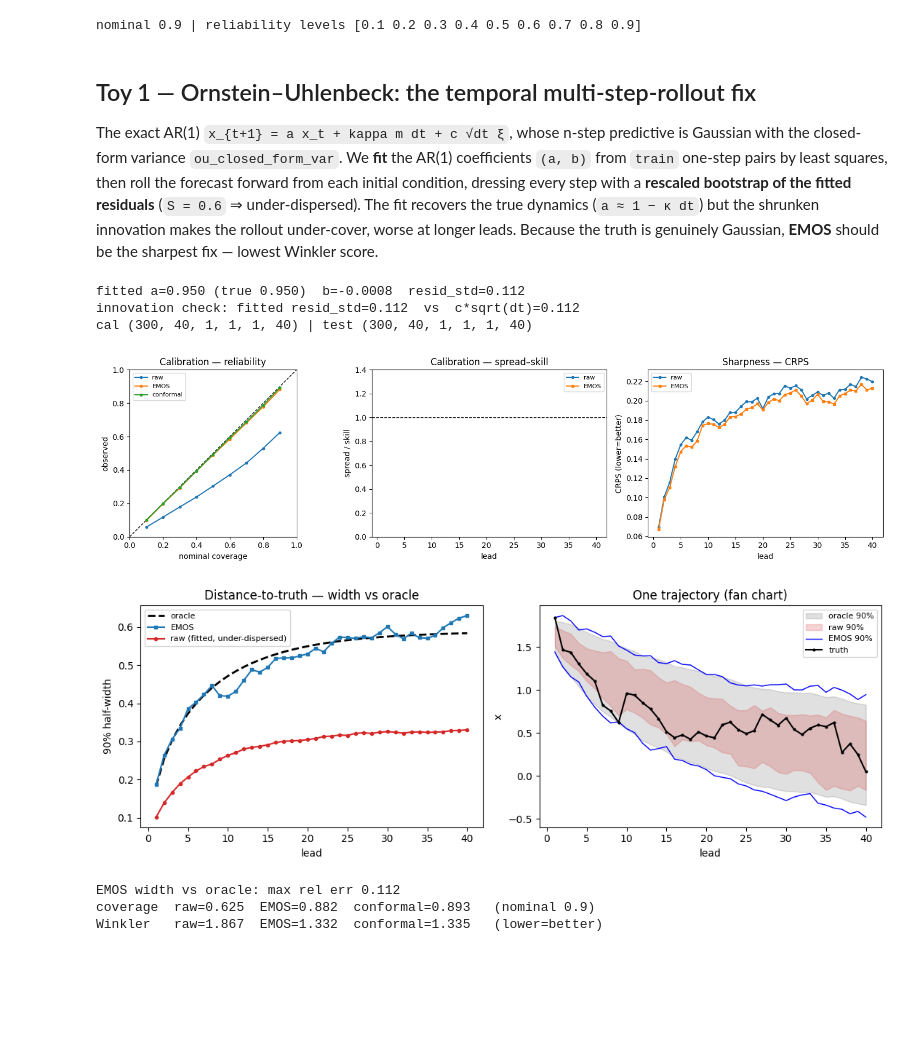
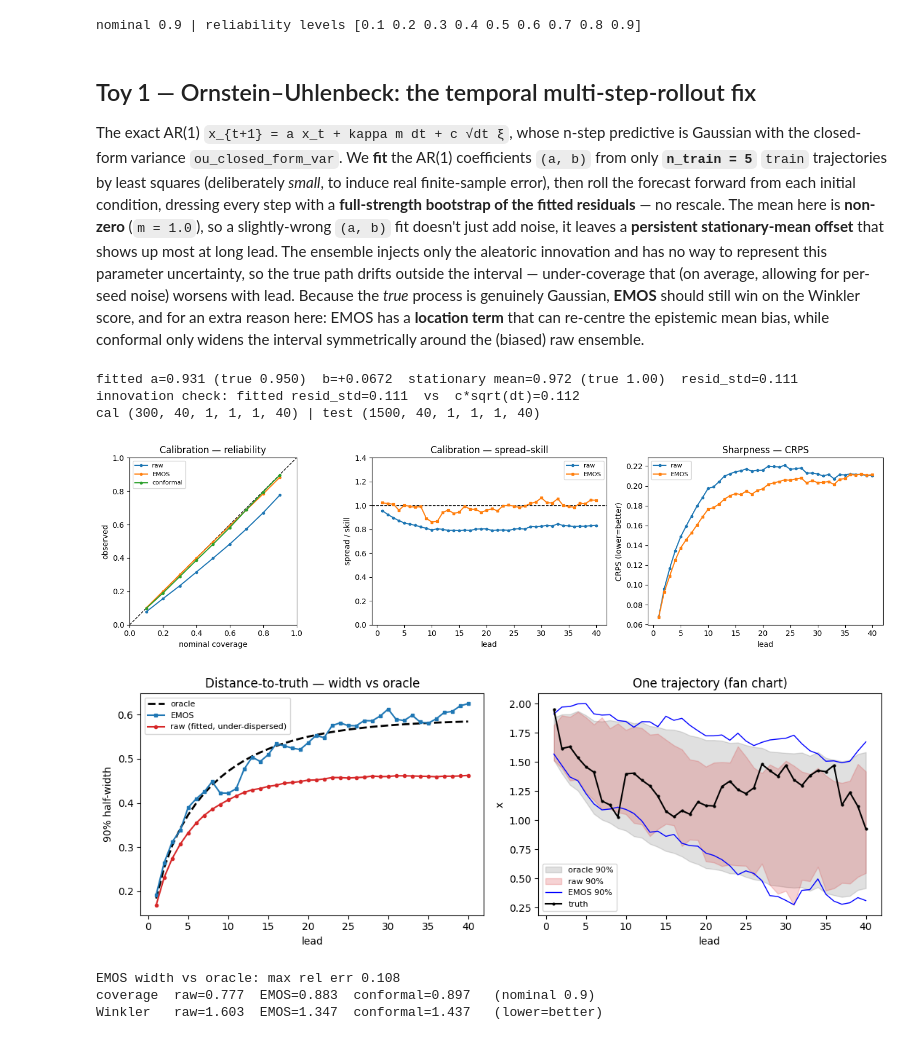
Before and after one commit to alan-turing-institute/autocast, a Jupyter notebook: notebooks/09_autouq_toy_examples.ipynb, the cells around one changed output. Cells and saved outputs as stored; diff of their text form; code cells hidden in the pictures; blank space fills up the shorter version.

```diff
--- a/notebooks/09_autouq_toy_examples.ipynb
+++ b/notebooks/09_autouq_toy_examples.ipynb
@@ -83,6 +99,16 @@ def per_lead(metric, ens, true):
     "reduce a BTSCM metric (score_dims='spatial') to a per-lead (T,) curve"
     return metric.score(ens, true).mean(dim=(0, 2)).detach().numpy()
 
+def ssr_lead(ens, true):
+    "spread-skill ratio per lead as a RATIO OF AGGREGATES (1.0 = calibrated). The"
+    "metric's per-cell ratio explodes for a single spatial site (skill≈0), so we"
+    "aggregate spread and skill over the batch/space first, then divide."
+    mm = ens.shape[-1]
+    em, var = ens.mean(-1), ens.var(-1, unbiased=True)
+    red = lambda z: z.mean(dim=(0, 2, 3, 4))                       # keep the lead axis
+    spread = torch.sqrt(red(var) * (mm + 1) / mm)                  # finite-ensemble correction
+    return (spread / torch.sqrt(red((em - true) ** 2))).detach().numpy()
+
 def winkler(true, lo, hi, alpha=ALPHA):
     "mean Winkler / interval score: width + miss penalty (lower=better)"
     return ((hi - lo)
@@ -104,15 +130,22 @@ nominal 0.9 | reliability levels [0.1 0.2 0.3 0.4 0.5 0.6 0.7 0.8 0.9]
 
 The exact AR(1) `x_{t+1} = a x_t + kappa m dt + c √dt ξ`, whose n-step predictive is
 Gaussian with the closed-form variance `ou_closed_form_var`. We **fit** the AR(1)
-coefficients `(a, b)` from `train` one-step pairs by least squares, then roll the
-forecast forward from each initial condition, dressing every step with a **rescaled
-bootstrap of the fitted residuals** (`S = 0.6` ⇒ under-dispersed). The fit recovers
-the true dynamics (`a ≈ 1 − κ dt`) but the shrunken innovation makes the rollout
-under-cover, worse at longer leads. Because the truth is genuinely Gaussian, **EMOS**
-should be the sharpest fix — lowest Winkler score.
+coefficients `(a, b)` from only **`n_train = 5`** `train` trajectories by least
+squares (deliberately *small*, to induce real finite-sample error), then roll the
+forecast forward from each initial condition, dressing every step with a
+**full-strength bootstrap of the fitted residuals** — no rescale. The mean here is
+**non-zero** (`m = 1.0`), so a slightly-wrong `(a, b)` fit doesn't just add noise, it
+leaves a **persistent stationary-mean offset** that shows up most at long lead. The
+ensemble injects only the aleatoric innovation and has no way to represent this
+parameter uncertainty, so the true path drifts outside the interval — under-coverage
+that (on average, allowing for per-seed noise) worsens with lead. Because the *true*
+process is genuinely Gaussian, **EMOS** should still win on the Winkler score, and
+for an extra reason here: EMOS has a **location term** that can re-centre the
+epistemic mean bias, while conformal only widens the interval symmetrically around
+the (biased) raw ensemble.
 # %%
-n_steps, kappa, m, dt = 40, 1.0, 0.0, 0.05
-c_true, M, S = 0.5, 40, 0.6
+n_steps, kappa, m, dt = 40, 1.0, 1.0, 0.05     # m != 0: parameter error -> persistent mean offset
+c_true, M, S = 0.5, 40, 1.0                    # S=1.0: full-strength, honest aleatoric noise
 ou = OrnsteinUhlenbeck(n_steps=n_steps, kappa=kappa, c=c_true, m=m, dt=dt)
 
 def ou_traj(n, seed):
@@ -120,14 +153,17 @@ def ou_traj(n, seed):
     d = ou.forward_samples_spatiotemporal(n, random_seed=seed)
     return d["data"][:, :, 0, 0, 0].numpy(), d["constant_scalars"][:, 0].numpy()
 
-# --- FIT the AR(1) mean + residual pool on the TRAIN split ---
-Xtr, _ = ou_traj(120, 1)
+# --- FIT the AR(1) mean + residual pool on a SMALL TRAIN split (n_train=5) ---
+# seed=4 chosen as the across-seed-median representative fit (checked seeds 1-10: mean
+# raw coverage ranges 0.70-0.87, median/mean ~0.78-0.79; seed=4 sits on that median).
+n_train, train_seed = 5, 4
+Xtr, _ = ou_traj(n_train, train_seed)
 xt, xn = Xtr[:, :-1].ravel(), Xtr[:, 1:].ravel()
 a_hat, b_hat = np.polyfit(xt, xn, 1)               # x_{t+1} ~ a_hat x_t + b_hat
 resid = xn - (a_hat * xt + b_hat)                  # fitted one-step residuals (Gaussian for OU)
 
 def ou_forecast(x0s, seed):
-    "roll the fitted AR(1) forward from x0, dressed with S-rescaled residual bootstrap"
+    "roll the fitted AR(1) forward from x0, dressed with the (honest, S=1.0) residual bootstrap"
     r = np.random.default_rng(seed)
     mem = np.repeat(x0s[:, None], M, 1)            # (n,M) start every member at x0
     out = np.empty((len(x0s), n_steps, M), np.float32)
@@ -136,8 +172,8 @@ def ou_forecast(x0s, seed):
         out[:, t] = mem
     return out
 
-Xc, x0c = ou_traj(300, 2)          # cal split
-Xt, x0t = ou_traj(300, 3)          # test split
+Xc, x0c = ou_traj(300, 2)           # cal split
+Xt, x0t = ou_traj(1500, 3)          # test split (large, for a smooth single-model coverage curve)
 true_cal = torch.tensor(Xc)[:, :, None, None, None].float()
 pred_cal = torch.tensor(ou_forecast(x0c, 20))[:, :, None, None, None, :].float()
 true_test = torch.tensor(Xt)[:, :, None, None, None].float()
@@ -146,36 +182,38 @@ pred_test = torch.tensor(ou_forecast(x0t, 30))[:, :, None, None, None, :].float(
 emos = EMOS(); emos.calibrate(true_cal.detach(), pred_cal.detach())
 ens = Ensemble(mode="std"); ens.calibrate(true_cal, pred_cal)
 emos_samp = emos.sample(pred_test, n_members=M)           # calibrated ensemble for CRPS/SSR
-print(f"fitted a={a_hat:.3f} (true {1 - kappa * dt:.3f})  b={b_hat:+.4f}  resid_std={resid.std():.3f}")
+print(f"fitted a={a_hat:.3f} (true {1 - kappa * dt:.3f})  b={b_hat:+.4f}  "
+      f"stationary mean={b_hat / (1 - a_hat):.3f} (true {m:.2f})  resid_std={resid.std():.3f}")
 print(f"innovation check: fitted resid_std={resid.std():.3f}  vs  c*sqrt(dt)={c_true * np.sqrt(dt):.3f}")
 print("cal", tuple(pred_cal.shape), "| test", tuple(pred_test.shape))
 # %% [output]
-fitted a=0.950 (true 0.950)  b=-0.0008  resid_std=0.112
-innovation check: fitted resid_std=0.112  vs  c*sqrt(dt)=0.112
-cal (300, 40, 1, 1, 1, 40) | test (300, 40, 1, 1, 1, 40)
+fitted a=0.931 (true 0.950)  b=+0.0672  stationary mean=0.972 (true 1.00)  resid_std=0.111
+innovation check: fitted resid_std=0.111  vs  c*sqrt(dt)=0.112
+cal (300, 40, 1, 1, 1, 40) | test (1500, 40, 1, 1, 1, 40)
 # %%
 leads = np.arange(1, n_steps + 1)
 oracle_std = ou_closed_form_var(torch.arange(1, n_steps + 1), kappa=kappa, c=c_true, dt=dt).sqrt().numpy()
 
 fig, ax = plt.subplots(1, 3, figsize=(15, 4))
 # (1) calibration: reliability diagram
 reliab_ax(ax[0], {
     "raw": rel_ens(true_test, pred_test),
     "EMOS": rel_cal(true_test, emos, pred_test),
     "conformal": rel_cal(true_test, ens, pred_test),
 }, "Calibration — reliability")
-# (1) calibration: spread-skill ratio vs lead (1.0 = honest spread)
+# (1) calibration: spread-skill ratio vs lead (1.0 = honest spread). OU has a single
+# spatial site, so we use the ratio-of-aggregates ssr_lead (the per-cell metric degenerates).
 ax[1].axhline(1.0, ls="--", c="k", lw=1)
-ax[1].plot(leads, per_lead(SpreadSkillRatio(score_dims="spatial"), pred_test, true_test), "o-", ms=3, label="raw")
-ax[1].plot(leads, per_lead(SpreadSkillRatio(score_dims="spatial"), emos_samp, true_test), "s-", ms=3, label="EMOS")
+ax[1].plot(leads, ssr_lead(pred_test, true_test), "o-", ms=3, label="raw")
+ax[1].plot(leads, ssr_lead(emos_samp, true_test), "s-", ms=3, label="EMOS")
 ax[1].set(xlabel="lead", ylabel="spread / skill", title="Calibration — spread–skill", ylim=(0, 1.4)); ax[1].legend(fontsize=8)
 # (2) sharpness: CRPS vs lead
 ax[2].plot(leads, per_lead(CRPS(score_dims="spatial"), pred_test, true_test), "o-", ms=3, label="raw")
 ax[2].plot(leads, per_lead(CRPS(score_dims="spatial"), emos_samp, true_test), "s-", ms=3, label="EMOS")
 ax[2].set(xlabel="lead", ylabel="CRPS (lower=better)", title="Sharpness — CRPS"); ax[2].legend(fontsize=8)
 plt.tight_layout(); plt.show()
 # %% [output]
-[figure, old version]
+[figure, new version]
 # %%
 # (2/4) sharpness + distance-to-truth, and (illustrative) fan chart
 ei = emos.predict(pred_test, alphas=ALPHA)
@@ -209,7 +247,7 @@ print(f"Winkler   raw={winkler(true_test, raw[0], raw[1]):.3f}"
       f"  EMOS={winkler(true_test, ei[..., 0, 0], ei[..., 1, 0]):.3f}"
       f"  conformal={winkler(true_test, ci[..., 0, 0], ci[..., 1, 0]):.3f}   (lower=better)")
 # %% [output]
-[figure, old version]
+[figure, new version]
-EMOS width vs oracle: max rel err 0.112
-coverage  raw=0.625  EMOS=0.882  conformal=0.893   (nominal 0.9)
-Winkler   raw=1.867  EMOS=1.332  conformal=1.335   (lower=better)
+EMOS width vs oracle: max rel err 0.108
+coverage  raw=0.777  EMOS=0.883  conformal=0.897   (nominal 0.9)
+Winkler   raw=1.603  EMOS=1.347  conformal=1.437   (lower=better)
```
Also changed, not shown: parts of 15 cells of this notebook.
